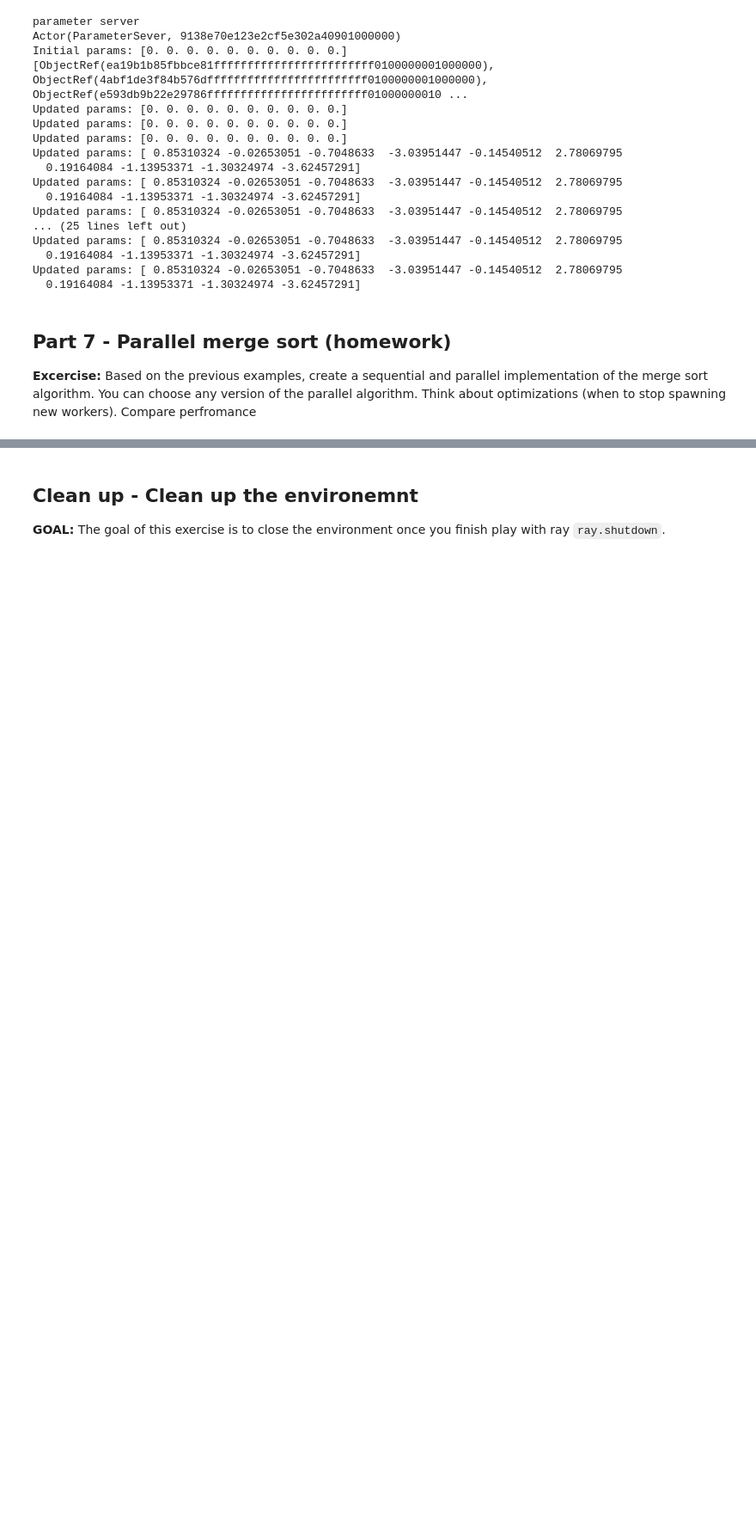
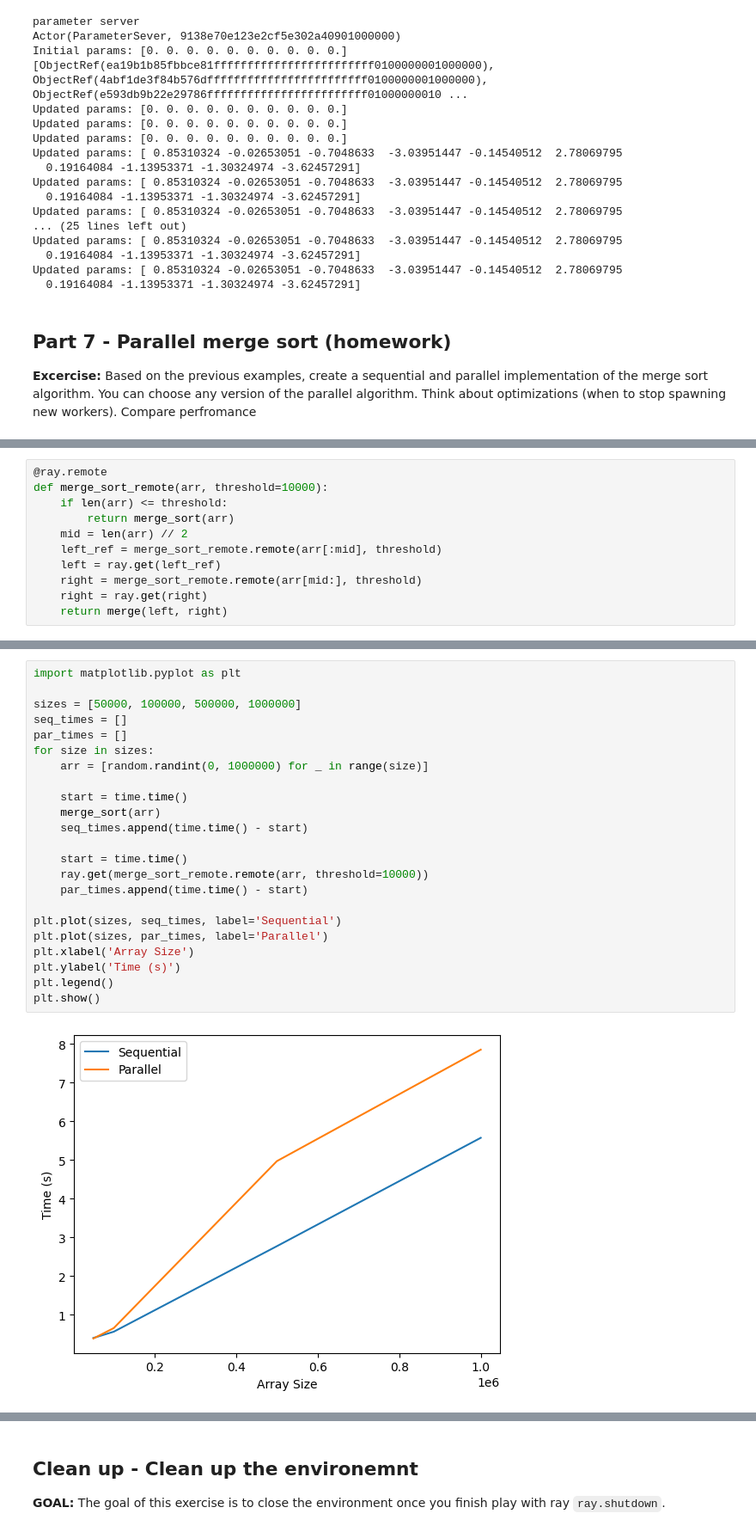
Before and after one commit to Marek55S/distributed-systems, a Jupyter notebook: ray_lab/for-students/notebook/lab-ray.ipynb, the cells around one changed output, grey strips where cells are left out. Shown at 86% size. Cells and saved outputs as stored; diff of their text form; blank space fills up the shorter version.

```diff
--- a/ray_lab/for-students/notebook/lab-ray.ipynb
+++ b/ray_lab/for-students/notebook/lab-ray.ipynb
@@ -1113,0 +1138,11 @@ Updated params: [ 0.85310324 -0.02653051 -0.7048633  -3.03951447 -0.14540512  2.
+# %%
+@ray.remote
+def merge_sort_remote(arr, threshold=10000):
+    if len(arr) <= threshold:
+        return merge_sort(arr)
+    mid = len(arr) // 2
+    left_ref = merge_sort_remote.remote(arr[:mid], threshold)
+    left = ray.get(left_ref)
+    right = merge_sort_remote.remote(arr[mid:], threshold)
+    right = ray.get(right)
+    return merge(left, right)
@@ -1113,0 +1189,25 @@ Updated params: [ 0.85310324 -0.02653051 -0.7048633  -3.03951447 -0.14540512  2.
+# %%
+import matplotlib.pyplot as plt
+
+sizes = [50000, 100000, 500000, 1000000]
+seq_times = []
+par_times = []
+for size in sizes:
+    arr = [random.randint(0, 1000000) for _ in range(size)]
+
+    start = time.time()
+    merge_sort(arr)
+    seq_times.append(time.time() - start)
+
+    start = time.time()
+    ray.get(merge_sort_remote.remote(arr, threshold=10000))
+    par_times.append(time.time() - start)
+
+plt.plot(sizes, seq_times, label='Sequential')
+plt.plot(sizes, par_times, label='Parallel')
+plt.xlabel('Array Size')
+plt.ylabel('Time (s)')
+plt.legend()
+plt.show()
+# %% [output]
+[figure, added]
```
Also changed, not shown: parts of 12 cells of this notebook.
